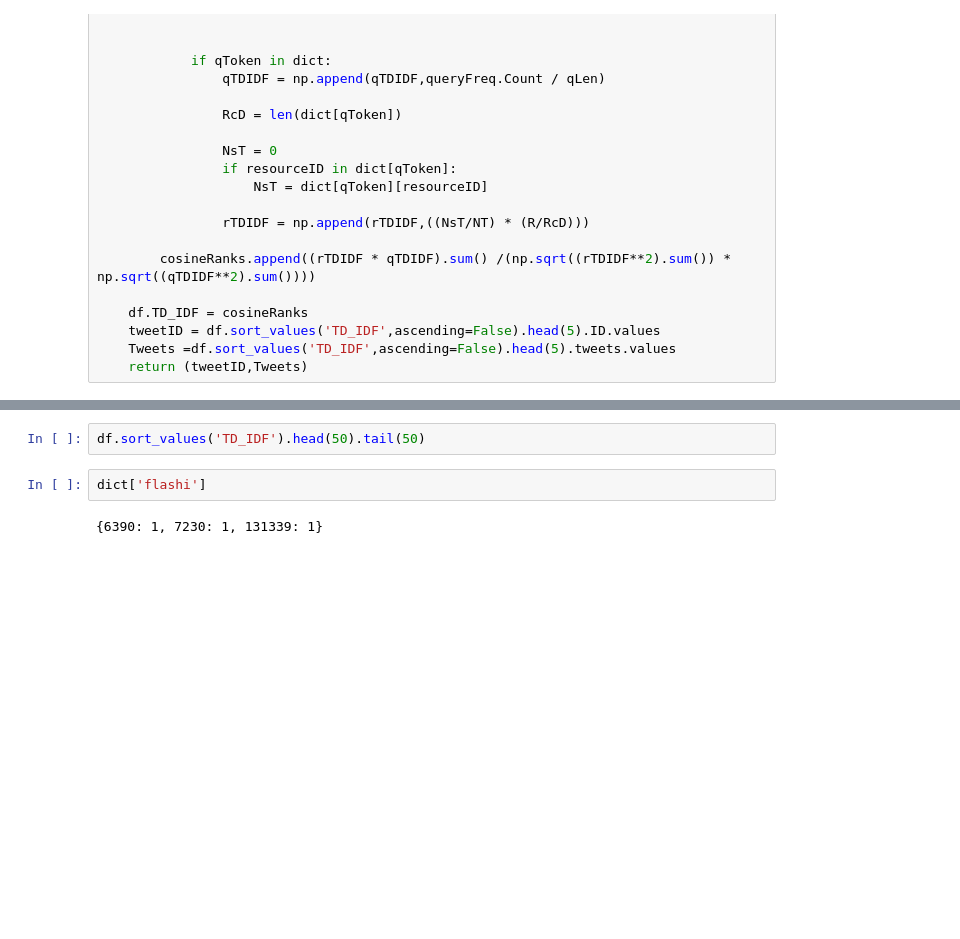
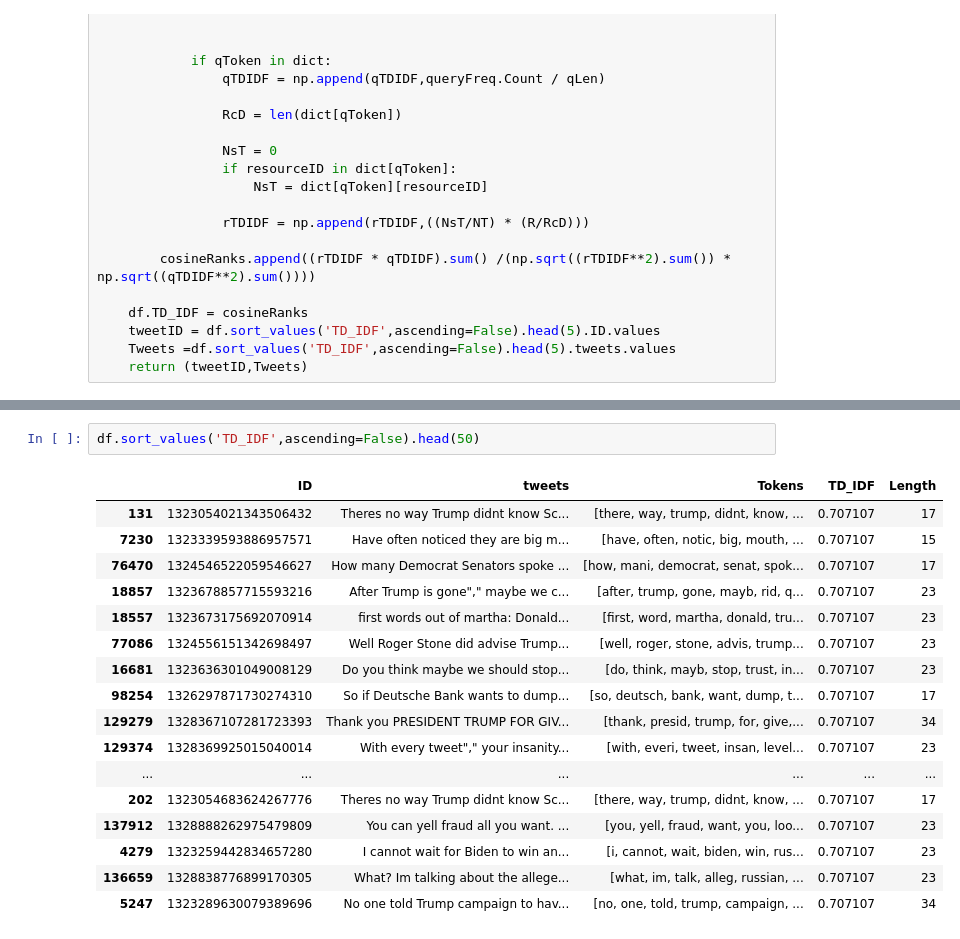
Before and after one commit to brandonboys/CS437_Project1, a Jupyter notebook: TestingOnly.ipynb, the cells around one changed output, grey strips where cells are left out. Cells and saved outputs as stored; diff of their text form; blank space fills up the shorter version.

```diff
--- a/TestingOnly.ipynb
+++ b/TestingOnly.ipynb
@@ -275,6 +284,20 @@ COSINE_TD_IDF_Ranking('Russia is Flashy and a great country')
 # %%
-df.sort_values('TD_IDF').head(50).tail(50)
+df.sort_values('TD_IDF',ascending=False).head(50)
+# %% [output]
+|  | ID | tweets | Tokens | TD_IDF | Length |
+| 131 | 1323054021343506432 | Theres no way Trump didnt know Sc... | [there, way, trump, didnt, know, ... | 0.707107 | 17 |
+| 7230 | 1323339593886957571 | Have often noticed they are big m... | [have, often, notic, big, mouth, ... | 0.707107 | 15 |
+| 76470 | 1324546522059546627 | How many Democrat Senators spoke ... | [how, mani, democrat, senat, spok... | 0.707107 | 17 |
+| 18857 | 1323678857715593216 | After Trump is gone"," maybe we c... | [after, trump, gone, mayb, rid, q... | 0.707107 | 23 |
+| 18557 | 1323673175692070914 | first words out of martha: Donald... | [first, word, martha, donald, tru... | 0.707107 | 23 |
+| 77086 | 1324556151342698497 | Well Roger Stone did advise Trump... | [well, roger, stone, advis, trump... | 0.707107 | 23 |
+| 16681 | 1323636301049008129 | Do you think maybe we should stop... | [do, think, mayb, stop, trust, in... | 0.707107 | 23 |
+| 98254 | 1326297871730274310 | So if Deutsche Bank wants to dump... | [so, deutsch, bank, want, dump, t... | 0.707107 | 17 |
+| 129279 | 1328367107281723393 | Thank you PRESIDENT TRUMP FOR GIV... | [thank, presid, trump, for, give,... | 0.707107 | 34 |
+| 129374 | 1328369925015040014 | With every tweet"," your insanity... | [with, everi, tweet, insan, level... | 0.707107 | 23 |
+| ... | ... | ... | ... | ... | ... |
+| 202 | 1323054683624267776 | Theres no way Trump didnt know Sc... | [there, way, trump, didnt, know, ... | 0.707107 | 17 |
+| 137912 | 1328888262975479809 | You can yell fraud all you want. ... | [you, yell, fraud, want, you, loo... | 0.707107 | 23 |
+| 4279 | 1323259442834657280 | I cannot wait for Biden to win an... | [i, cannot, wait, biden, win, rus... | 0.707107 | 23 |
+| 136659 | 1328838776899170305 | What? Im talking about the allege... | [what, im, talk, alleg, russian, ... | 0.707107 | 23 |
+| 5247 | 1323289630079389696 | No one told Trump campaign to hav... | [no, one, told, trump, campaign, ... | 0.707107 | 34 |
-# %%
-dict['flashi']
-# %% [output]
-{6390: 1, 7230: 1, 131339: 1}
```
Also changed, not shown: parts of 1 cell of this notebook, 3 other files.
